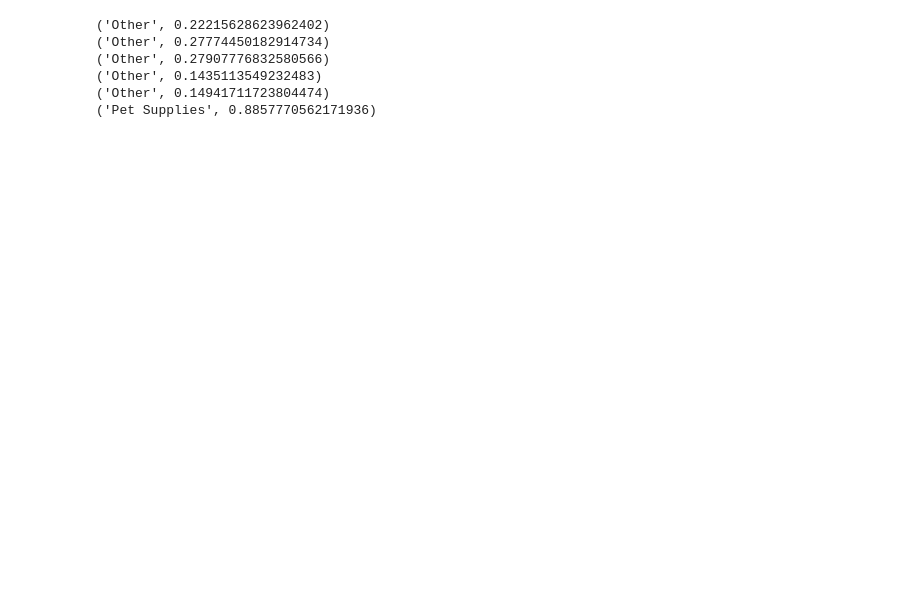
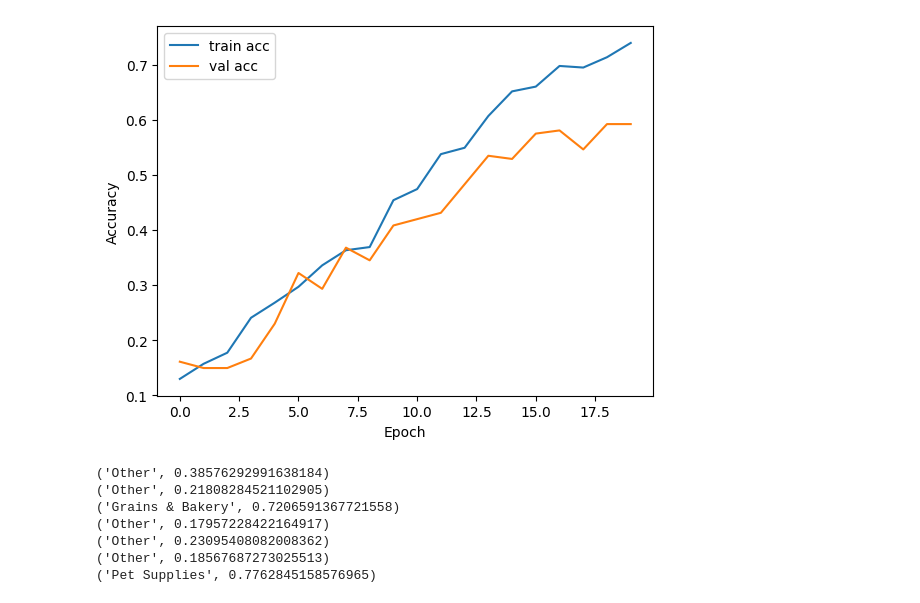
Before and after one commit to clara-popescu/machine-learning, a Jupyter notebook: task-1/model.ipynb, the cells around one changed output. Cells and saved outputs as stored; diff of their text form; code cells hidden in the pictures; blank space fills up the shorter version.

```diff
--- a/task-1/model.ipynb
+++ b/task-1/model.ipynb
@@ -73,10 +86,22 @@ Name: count, dtype: int64
 # %%
-df = df[df["Category"] != "Category"].reset_index(drop=True)
+# encode labels - used chat gpt to help write this cell
+
+# df = final_df.copy()
+
+final_df = final_df[final_df["Category"] != "Category"].reset_index(drop=True)
 
 # encode labels
-categories = sorted(df["Category"].unique())
-cat_to_idx = {c: i for i, c in enumerate(categories)}
-idx_to_cat = {i: c for c, i in cat_to_idx.items()}
+categories = sorted(final_df["Category"].unique().tolist())
 
-df["label"] = df["Category"].map(cat_to_idx)
-# print(cat_to_idx)
+cat_to_idx = {}
+for idx, category in enumerate(categories):
+    cat_to_idx[category] = idx
+
+idx_to_cat = {}
+for category, idx in cat_to_idx.items():
+    idx_to_cat[idx] = category
+
+final_df["label"] = final_df["Category"].map(cat_to_idx)
+
+print("Number of categories:", len(categories))
+print(cat_to_idx)
@@ -84,18 +112,19 @@ df["label"] = df["Category"].map(cat_to_idx)
 # train/text split
 
 X_train, X_test, y_train, y_test = train_test_split(
-    df["Item"].values,
-    df["label"].values,
+    final_df["Item"].values,
+    final_df["label"].values,
     test_size=0.2,
     random_state=42,
-    stratify=df["label"].values
+    stratify=final_df["label"].values
 )
 # %%
 # text vectoriser
 max_tokens = 5000
 sequence_length = 20
 vectorizer = layers.TextVectorization(
-    max_tokens=max_tokens,
+    max_tokens=5000,
+    ngrams = 2,
     output_mode="int",
     output_sequence_length=sequence_length
 )
@@ -182,3 +212,15 @@ Test accuracy: 0.4595959484577179
+# %%
+# check for overfitting - use chatgpt to help write and understand this correctly
+import matplotlib.pyplot as plt
+
+plt.plot(history.history["accuracy"], label="train acc")
+plt.plot(history.history["val_accuracy"], label="val acc")
+plt.legend()
+plt.xlabel("Epoch")
+plt.ylabel("Accuracy")
+plt.show()
+# %% [output]
+[figure, added]
 # %%
 # this is in the interface file (only here for testing)
 
@@ -200,16 +242,18 @@ def predict_category(item_name: str, threshold=0.5):
 print(predict_category("oat milk"))
 print(predict_category("chocolate biscuits"))
 print(predict_category("sourdough bread"))
-print(predict_category("toothpaste")) # personal care is not a category yet - should return 'other'
+print(predict_category("toothpaste"))
 print(predict_category("oil"))
+print(predict_category("chicken"))
 print(predict_category("dry cat food"))
 # %% [output]
-('Other', 0.22215628623962402)
-('Other', 0.27774450182914734)
-('Other', 0.27907776832580566)
-('Other', 0.1435113549232483)
-('Other', 0.14941711723804474)
-('Pet Supplies', 0.8857770562171936)
+('Other', 0.38576292991638184)
+('Other', 0.21808284521102905)
+('Grains & Bakery', 0.7206591367721558)
+('Other', 0.17957228422164917)
+('Other', 0.23095408082008362)
+('Other', 0.18567687273025513)
+('Pet Supplies', 0.7762845158576965)
 # %%
 # save model
 model.save("model.keras")
```
Also changed, not shown: parts of 8 cells of this notebook, 8 other files.
